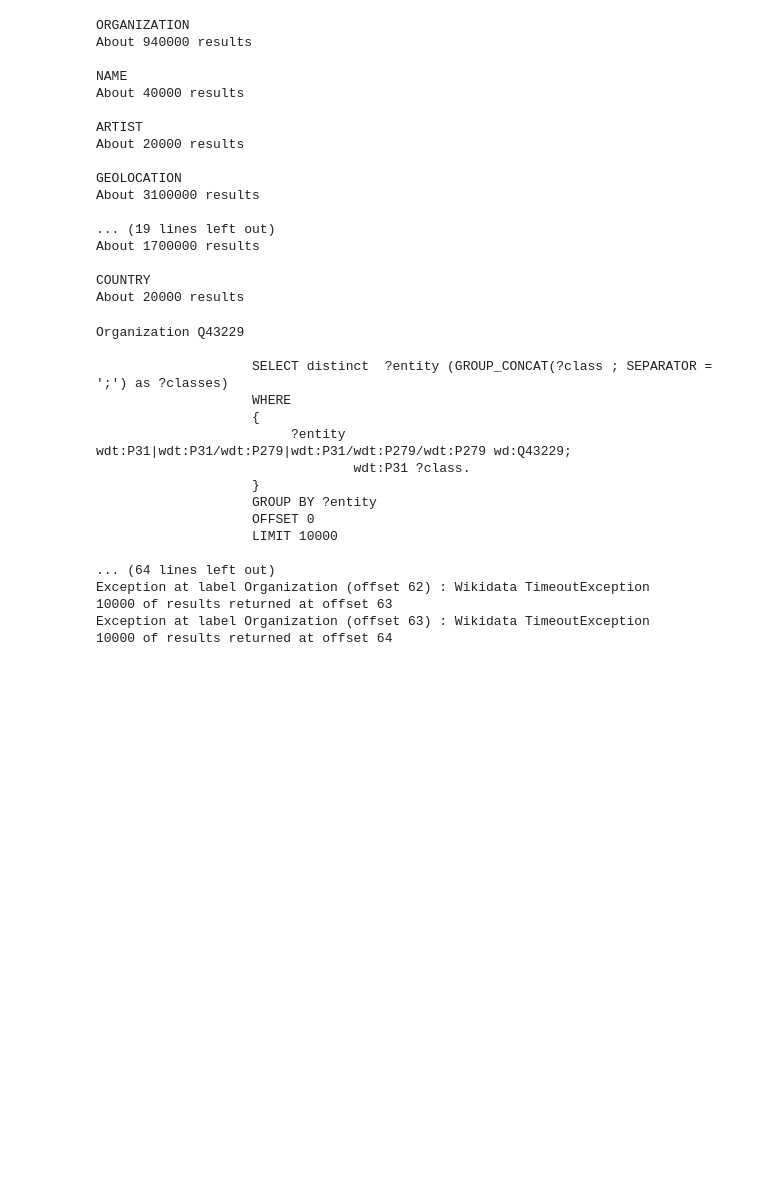
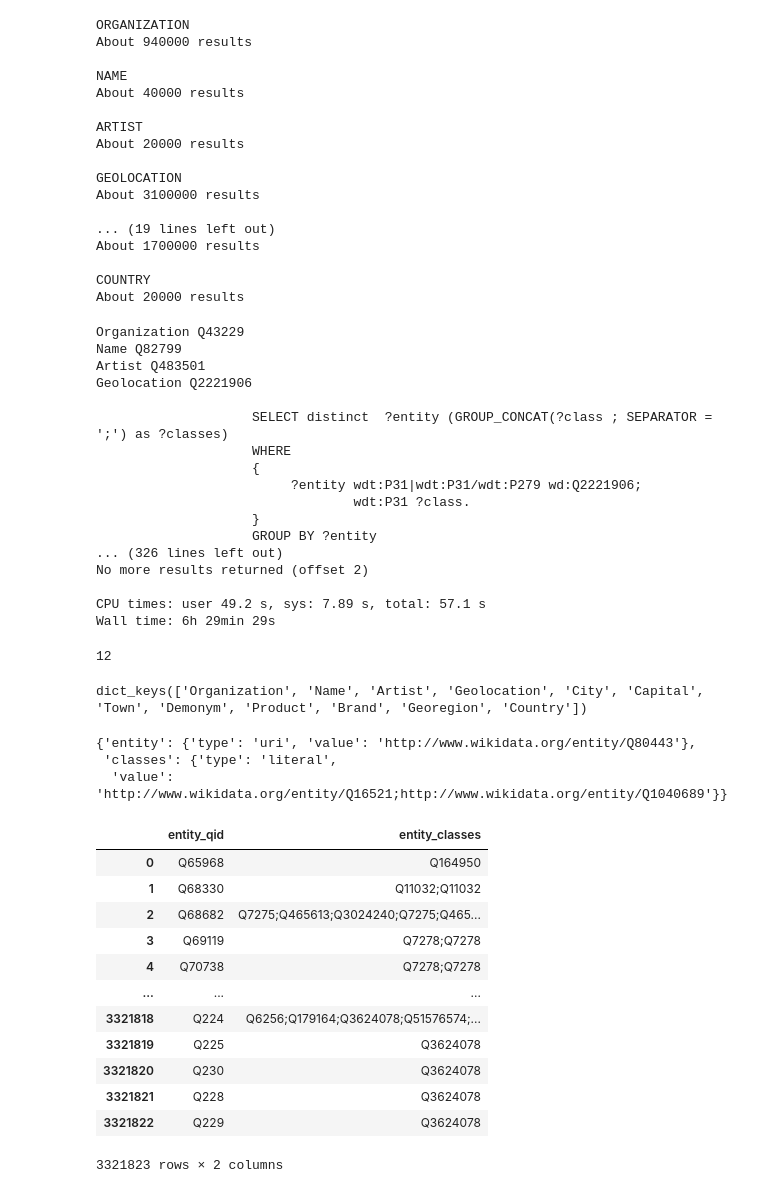
Before and after one commit to D2KLab/GraphNER, a Jupyter notebook: script_make_sparqlwrapper_gazetteers.ipynb, the cells around one changed output. Drawn from its saved outputs; the diff is of its cells as text; code cells hidden in the pictures; blank space fills up the shorter version.

```diff
--- a/script_make_sparqlwrapper_gazetteers.ipynb
+++ b/script_make_sparqlwrapper_gazetteers.ipynb
@@ -134,11 +134,14 @@ LIMIT 100
 # %%
 %%time
 # From https://www.wikidata.org/wiki/Wikidata:SPARQL_query_service/queries/examples#Cats
-results_classes = {}
+# results_classes = {}
 limit = 10000
 
 for label, wikidata_code in tqdm(classes.items()):
     print(label, wikidata_code)
+    if label in ['Organization', 'Name', 'Artist', 'City', "Capital", 'Town', 'Demonym', "Product",
+                 'Brand']:
+        continue
     results_classes[label] = []
     offset = 0
     while True:
@@ -148,7 +151,7 @@ for label, wikidata_code in tqdm(classes.items()):
                     SELECT distinct  ?entity (GROUP_CONCAT(?class ; SEPARATOR = ';') as ?classes)
                     WHERE
                     {{
-                         ?entity wdt:P31|wdt:P31/wdt:P279|wdt:P31/wdt:P279/wdt:P279 wd:{};
+                         ?entity wdt:P31|wdt:P31/wdt:P279 wd:{};
                                  wdt:P31 ?class.
                     }}
                     GROUP BY ?entity
@@ -175,19 +178,19 @@ for label, wikidata_code in tqdm(classes.items()):
             print(f'Exception at label {label} (offset {offset}) : {e}')
 # %% [output]
 Organization Q43229
+Name Q82799
+Artist Q483501
+Geolocation Q2221906
 
                     SELECT distinct  ?entity (GROUP_CONCAT(?class ; SEPARATOR = ';') as ?classes)
                     WHERE
                     {
-                         ?entity wdt:P31|wdt:P31/wdt:P279|wdt:P31/wdt:P279/wdt:P279 wd:Q43229;
+                         ?entity wdt:P31|wdt:P31/wdt:P279 wd:Q2221906;
                                  wdt:P31 ?class.
                     }
                     GROUP BY ?entity
-                    OFFSET 0
-                    LIMIT 10000
+... (326 lines left out)
+No more results returned (offset 2)
 
-... (64 lines left out)
-Exception at label Organization (offset 62) : Wikidata TimeoutException
-10000 of results returned at offset 63
-Exception at label Organization (offset 63) : Wikidata TimeoutException
-10000 of results returned at offset 64
+CPU times: user 49.2 s, sys: 7.89 s, total: 57.1 s
+Wall time: 6h 29min 29s
@@ -193,0 +199,41 @@ Exception at label Organization (offset 63) : Wikidata TimeoutException
+# %%
+len(results_classes)
+# %% [output]
+12
+# %%
+results_classes.keys()
+# %% [output]
+dict_keys(['Organization', 'Name', 'Artist', 'Geolocation', 'City', 'Capital', 'Town', 'Demonym', 'Product', 'Brand', 'Georegion', 'Country'])
+# %%
+results_classes['Name'][0][1]
+# %% [output]
+{'entity': {'type': 'uri', 'value': 'http://www.wikidata.org/entity/Q80443'},
+ 'classes': {'type': 'literal',
+  'value': 'http://www.wikidata.org/entity/Q16521;http://www.wikidata.org/entity/Q1040689'}}
+# %%
+entity_classes_data = []
+
+for class_label in tqdm(results_classes):
+    results = [x for l in results_classes[class_label] for x in l]
+    for result in results:
+        entity_classes_data.append({
+            'entity_qid': result['entity']['value'].split('/')[-1],
+            'entity_classes': ';'.join([s.split('/')[-1] for s in result['classes']['value'].split(';')]),
+        })
+# %%
+df_entity_classes = pd.DataFrame(entity_classes_data)
+df_entity_classes
+# %% [output]
+|  | entity_qid | entity_classes |
+| 0 | Q65968 | Q164950 |
+| 1 | Q68330 | Q11032;Q11032 |
+| 2 | Q68682 | Q7275;Q465613;Q3024240;Q7275;Q465... |
+| 3 | Q69119 | Q7278;Q7278 |
+| 4 | Q70738 | Q7278;Q7278 |
+| ... | ... | ... |
+| 3321818 | Q224 | Q6256;Q179164;Q3624078;Q51576574;... |
+| 3321819 | Q225 | Q3624078 |
+| 3321820 | Q230 | Q3624078 |
+| 3321821 | Q228 | Q3624078 |
+| 3321822 | Q229 | Q3624078 |
+3321823 rows × 2 columns
```
Also changed, not shown: parts of 2 cells of this notebook, 17 other files.
